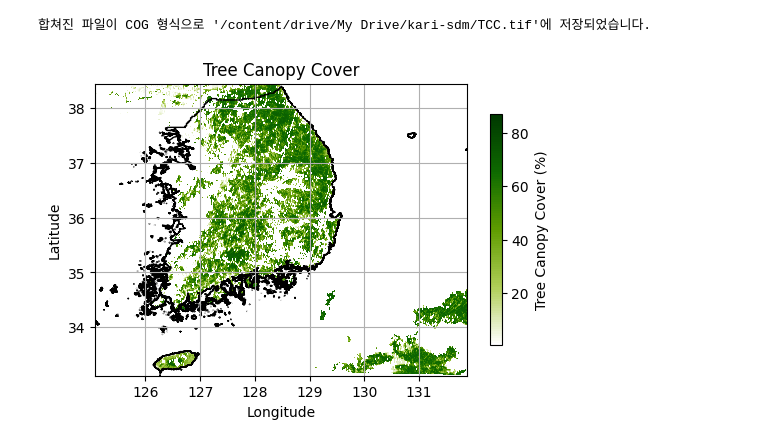
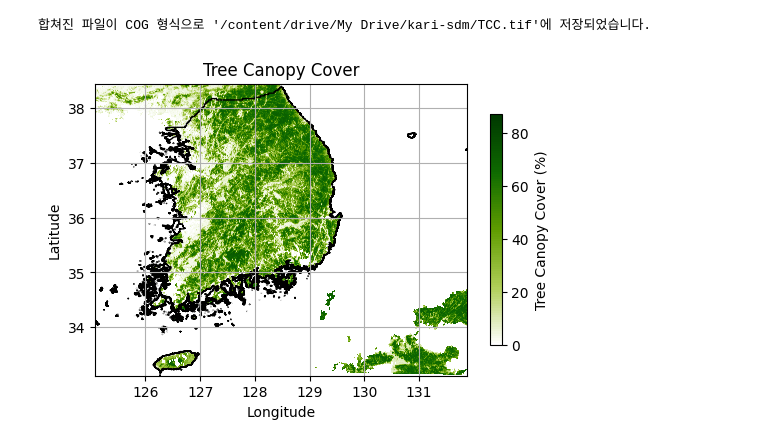
Before and after one commit to osgeokr/kari-sdm, a Jupyter notebook: 005_environmental_variables_trees.ipynb, the cells around one changed output. Saved outputs shown, nothing was run; the diff lists cells and outputs as text; code cells hidden in the pictures.

```diff
--- a/005_environmental_variables_trees.ipynb
+++ b/005_environmental_variables_trees.ipynb
@@ -424,9 +424,6 @@ with rasterio.open(img_path) as src:
     img_transform = src.transform  # 변환 정보 가져오기
     img_meta = src.meta.copy()  # 메타데이터 복사
 
-# 픽셀 값이 0인 부분을 마스킹
-img_data_masked = np.ma.masked_equal(img_data, 0)
-
 # 사용자 정의 컬러맵 생성
 colors = ["#ffffff", "#afce56", "#5f9c00", "#0e6a00", "#003800"]
 cmap_name = 'custom_cmap'
@@ -434,32 +431,32 @@ cmap = LinearSegmentedColormap.from_list(cmap_name, colors, N=100)
 
 # 플롯 설정
 fig, ax = plt.subplots(figsize=(6, 6))
 
 # 이미지 데이터 플롯 (마스킹 적용)
 img_plot = ax.imshow(
-    img_data_masked,
+    img_data,
     cmap=cmap,
     extent=[img_extent.left, img_extent.right, img_extent.bottom, img_extent.top],
     origin="upper"
 )
 
 # 대한민국 경계 플롯
 kr.plot(ax=ax, color="none", edgecolor="black")
 
 # 컬러바(범례) 추가
 cbar = fig.colorbar(img_plot, ax=ax, orientation='vertical', shrink=0.5)
 cbar.set_label('Tree Canopy Cover (%)')
 
 # 제목, 축 레이블, 그리드 설정
 plt.title("Tree Canopy Cover")
 plt.xlabel("Longitude")
 plt.ylabel("Latitude")
 plt.grid(True)
 
 # 좌표 비율 유지
 ax.set_aspect("equal", "box")
 
 # 플롯 표시
 plt.show()
 # %% [output]
-[figure, old version]
+[figure, new version]
```
